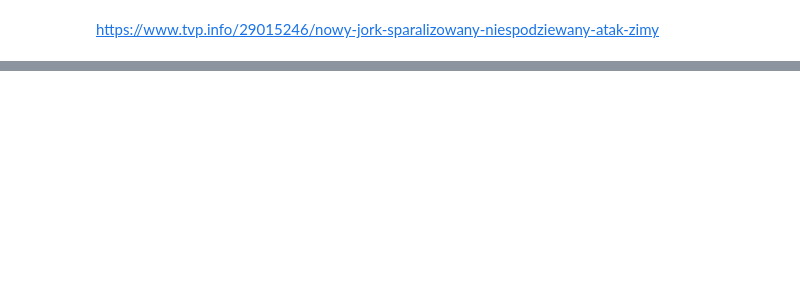
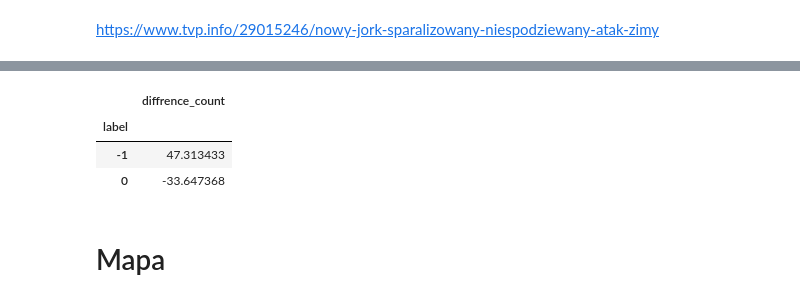
Before and after one commit to jakubkala/citibike-nyc, a Jupyter notebook: scripts/insights.ipynb, the cells around one changed output, grey strips where cells are left out. Saved outputs shown, nothing was run; the diff lists cells and outputs as text; code cells hidden in the pictures; blank space fills up the shorter version.

Commit message:
insights - clustering

```diff
--- a/scripts/insights.ipynb
+++ b/scripts/insights.ipynb
@@ -88,0 +203,4 @@ https://www.tvp.info/29015246/nowy-jork-sparalizowany-niespodziewany-atak-zimy
+# %%
+station_stats['label'] = y_pred
+station_stats.head()
+station_20190101_16 = stations.merge(station_stats,left_on = 'station id', right_on='id')
@@ -88,0 +209,9 @@ https://www.tvp.info/29015246/nowy-jork-sparalizowany-niespodziewany-atak-zimy
+# %%
+from sklearn.cluster import MeanShift, estimate_bandwidth
+bandwidth = estimate_bandwidth(X, quantile=0.2, n_samples=200)
+
+ms = MeanShift(bandwidth=bandwidth, bin_seeding=True)
+ms.fit(X)
+y_pred = ms.labels_
+station_stats['label'] = y_pred
+station_20190101_16 = stations.merge(station_stats,left_on = 'station id', right_on='id')
@@ -88,0 +224,7 @@ https://www.tvp.info/29015246/nowy-jork-sparalizowany-niespodziewany-atak-zimy
+# %%
+from sklearn.cluster import DBSCAN
+print(X.shape)
+db = DBSCAN(eps=1, min_samples=200,metric = 'l2').fit(X)
+y_pred = db.labels_
+station_stats['label'] = y_pred
+station_20190101_16 = stations.merge(station_stats,left_on = 'station id', right_on='id')
@@ -88,0 +235,17 @@ https://www.tvp.info/29015246/nowy-jork-sparalizowany-niespodziewany-atak-zimy
+# %%
+from sklearn.cluster import OPTICS, cluster_optics_dbscan
+clust = OPTICS(min_samples=180, xi=.05, min_cluster_size=.4)
+
+# Run the fit
+clust.fit(X)
+
+labels_050 = cluster_optics_dbscan(reachability=clust.reachability_,
+                                   core_distances=clust.core_distances_,
+                                   ordering=clust.ordering_, eps=0.78)
+labels_200 = cluster_optics_dbscan(reachability=clust.reachability_,
+                                   core_distances=clust.core_distances_,
+                                   ordering=clust.ordering_, eps=2)
+
+y_pred = labels_050
+station_stats['label'] = y_pred
+station_20190101_16 = stations.merge(station_stats,left_on = 'station id', right_on='id')
@@ -88,0 +257,12 @@ https://www.tvp.info/29015246/nowy-jork-sparalizowany-niespodziewany-atak-zimy
+# %%
+station_stats['diffrence_count'] = station_stats['count_start'] - station_stats['count_end']
+station_stats.groupby(['label']).agg({
+    'diffrence_count' : 'mean'
+})
+# %% [output]
+|  | diffrence_count |
+| label |  |
+| -1 | 47.313433 |
+| 0 | -33.647368 |
+# %% [markdown]
+# Mapa
```
Also changed, not shown: parts of 18 cells of this notebook.
